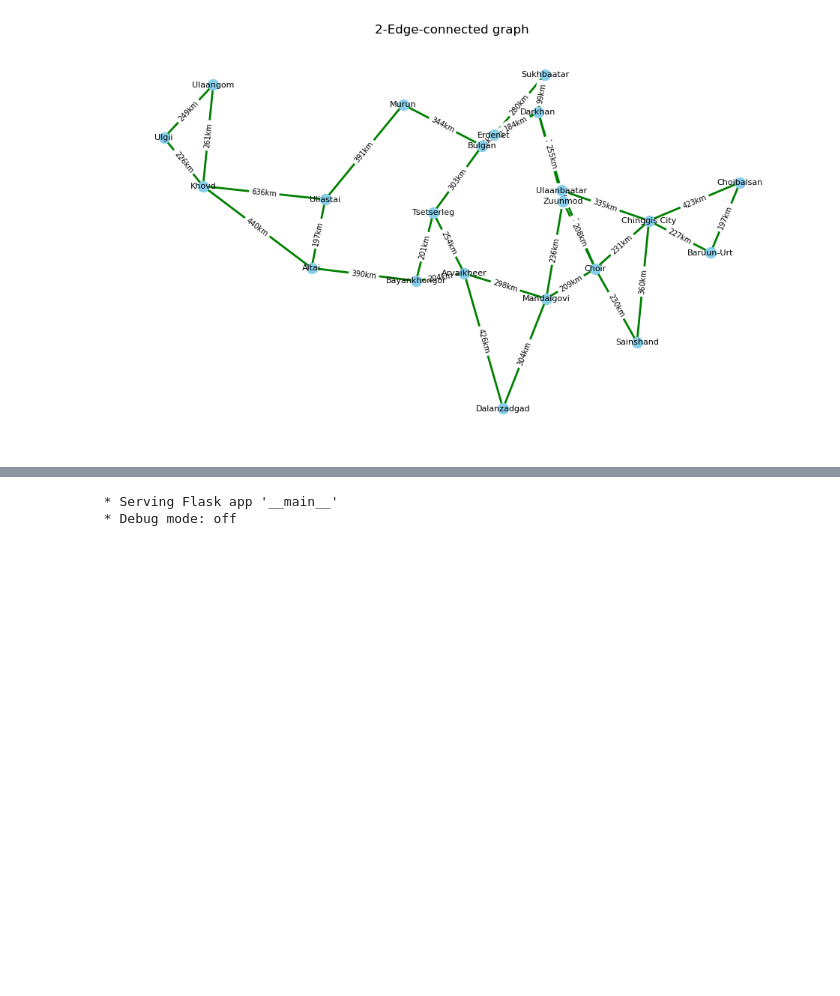
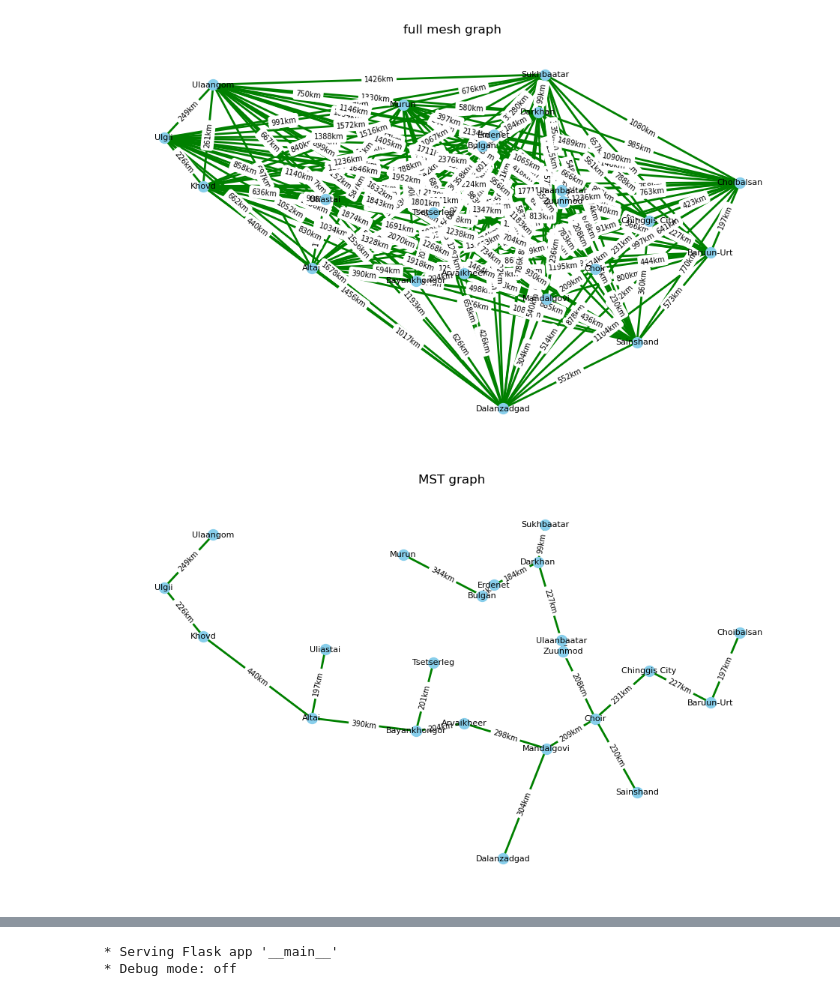
Before and after one commit to orgithu/Classes-repo, a Jupyter notebook: 26-27A/F.NSM310-netdesign/lab4/netDesign.ipynb, the cells around one changed output, grey strips where cells are left out. Saved outputs shown, nothing was run; the diff lists cells and outputs as text; code cells hidden in the pictures; blank space fills up the shorter version.

```diff
--- a/26-27A/F.NSM310-netdesign/lab4/netDesign.ipynb
+++ b/26-27A/F.NSM310-netdesign/lab4/netDesign.ipynb
@@ -127,39 +64,39 @@ with open("distance_matrix.csv", mode="r", encoding="utf-8") as file:
                 edges.append((origin_city, destination_city, distance))
 
 cities_graph.add_weighted_edges_from(edges)
-#draw_graph(cities_graph, "full mesh graph")
+draw_graph(cities_graph, "full mesh graph")
 
 mst_graph = nx.minimum_spanning_tree(cities_graph, algorithm="prim")
-#draw_graph(mst_graph, "MST graph")
+draw_graph(mst_graph, "MST graph")
 
 two_edge_connected_graph = mst_graph.copy()
 unused_edges = []
 for u, v, data in cities_graph.edges(data=True):
     if not two_edge_connected_graph.has_edge(u, v):
         unused_edges.append((u, v, data["weight"]))
-#sort by weight (x[2])
 unused_edges.sort(key=lambda x: x[2])
 
 for u, v, weight in unused_edges:
     current_bridges = list(nx.bridges(two_edge_connected_graph))
     if not current_bridges:
         break
     two_edge_connected_graph.add_edge(u, v, weight=weight)
 
     new_bridges = list(nx.bridges(two_edge_connected_graph))
     if len(new_bridges) >= len(current_bridges):
         two_edge_connected_graph.remove_edge(u, v)
 
 
 draw_graph(two_edge_connected_graph, "2-Edge-connected graph")
 # EXPORT
 with open('mesh_graph.json', 'w') as f:
     json.dump(nx.node_link_data(cities_graph), f)
 
 with open('two_edge_graph.json', 'w') as f:
     json.dump(nx.node_link_data(two_edge_connected_graph), f)
 
 with open('mst_graph.json', 'w') as f:
     json.dump(nx.node_link_data(mst_graph), f)
 # %% [output]
-[figure, old version]
+[figure, new version]
+[figure, added]
```
Also changed, not shown: parts of 2 cells of this notebook, 9 other files.
